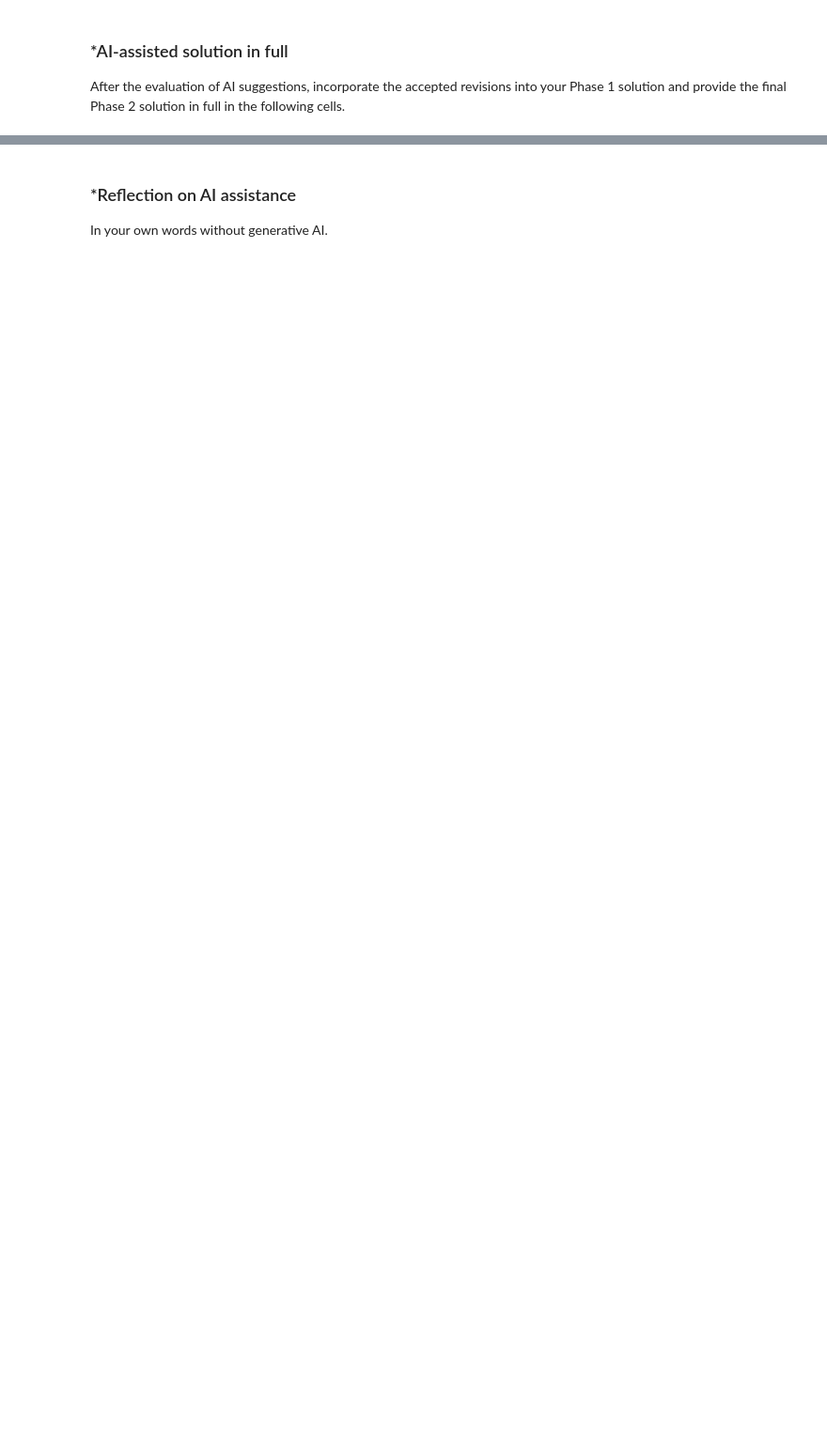
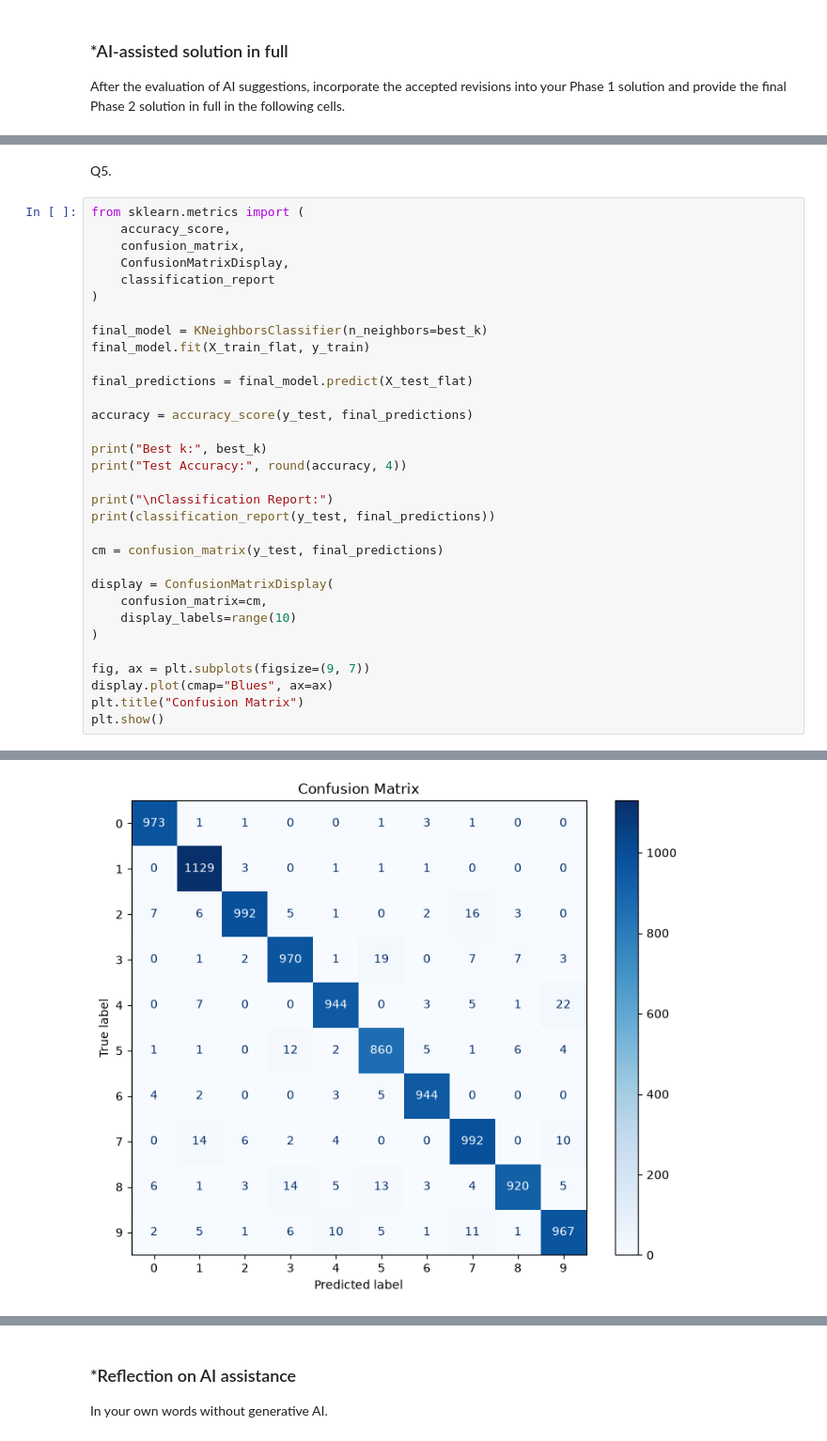
Before and after one commit to LeytonA26/L01-cv, a Jupyter notebook: notebook.ipynb, the cells around one changed output, grey strips where cells are left out. Shown at 94% size. Cells and saved outputs as stored; diff of their text form; blank space fills up the shorter version.

```diff
--- a/notebook.ipynb
+++ b/notebook.ipynb
@@ -231,0 +378,35 @@ After the evaluation of AI suggestions, incorporate the accepted revisions into
+# %% [markdown]
+Q5.
+# %%
+from sklearn.metrics import (
+    accuracy_score,
+    confusion_matrix,
+    ConfusionMatrixDisplay,
+    classification_report
+)
+
+final_model = KNeighborsClassifier(n_neighbors=best_k)
+final_model.fit(X_train_flat, y_train)
+
+final_predictions = final_model.predict(X_test_flat)
+
+accuracy = accuracy_score(y_test, final_predictions)
+
+print("Best k:", best_k)
+print("Test Accuracy:", round(accuracy, 4))
+
+print("\nClassification Report:")
+print(classification_report(y_test, final_predictions))
+
+cm = confusion_matrix(y_test, final_predictions)
+
+display = ConfusionMatrixDisplay(
+    confusion_matrix=cm,
+    display_labels=range(10)
+)
+
+fig, ax = plt.subplots(figsize=(9, 7))
+display.plot(cmap="Blues", ax=ax)
+plt.title("Confusion Matrix")
+plt.show()
+# %% [output]
@@ -231,0 +433 @@ After the evaluation of AI suggestions, incorporate the accepted revisions into
+[figure, added]
```
Also changed, not shown: parts of 29 cells of this notebook.
